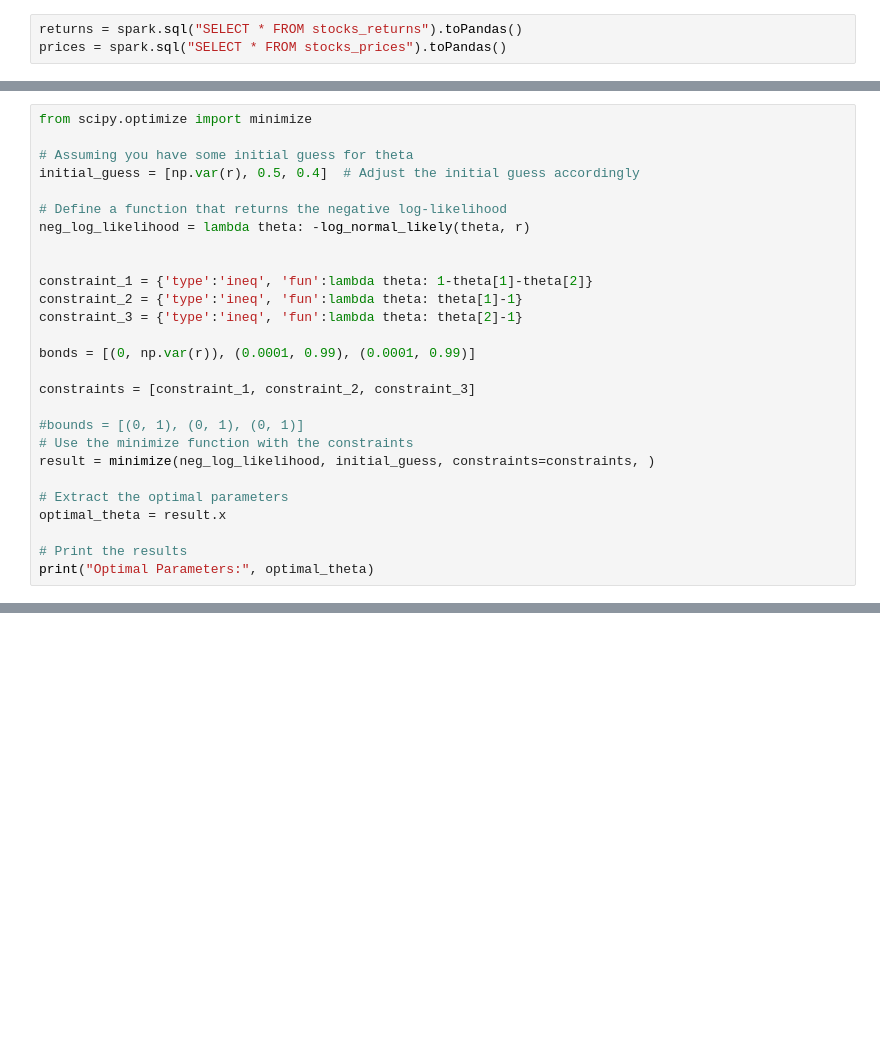
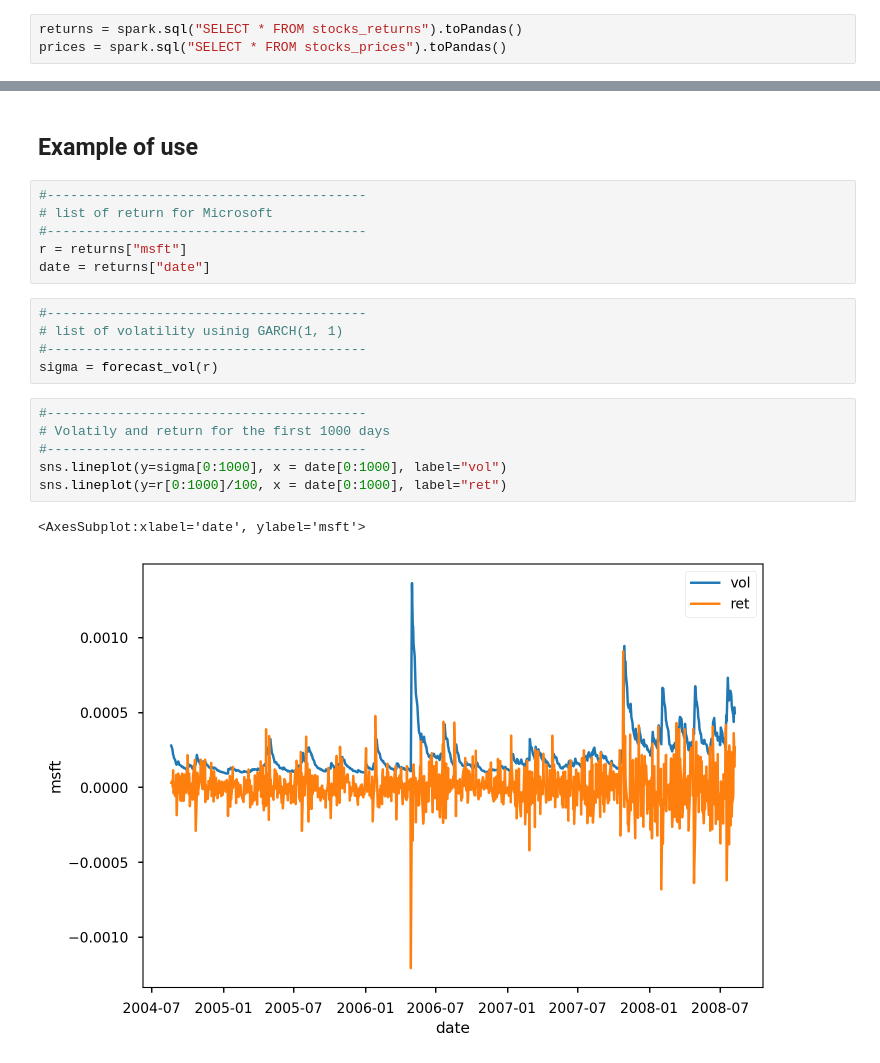
Before and after one commit to mus514/ML_Pipeline_Hub, a Jupyter notebook: library/garch_model.ipynb, the cells around one changed output, grey strips where cells are left out. Drawn from its saved outputs; the diff is of its cells as text; blank space fills up the shorter version.

Commit message:
optimize_garch

```diff
--- a/library/garch_model.ipynb
+++ b/library/garch_model.ipynb
@@ -64,27 +67,0 @@ r = returns["aapl"]
-# %%
-from scipy.optimize import minimize
-
-# Assuming you have some initial guess for theta
-initial_guess = [np.var(r), 0.5, 0.4]  # Adjust the initial guess accordingly
-
-# Define a function that returns the negative log-likelihood
-neg_log_likelihood = lambda theta: -log_normal_likely(theta, r)
-
-
-constraint_1 = {'type':'ineq', 'fun':lambda theta: 1-theta[1]-theta[2]}
-constraint_2 = {'type':'ineq', 'fun':lambda theta: theta[1]-1}
-constraint_3 = {'type':'ineq', 'fun':lambda theta: theta[2]-1}
-
-bonds = [(0, np.var(r)), (0.0001, 0.99), (0.0001, 0.99)]
-
-constraints = [constraint_1, constraint_2, constraint_3]
-
-#bounds = [(0, 1), (0, 1), (0, 1)]
-# Use the minimize function with the constraints
-result = minimize(neg_log_likelihood, initial_guess, constraints=constraints, )
-
-# Extract the optimal parameters
-optimal_theta = result.x
-
-# Print the results
-print("Optimal Parameters:", optimal_theta)
@@ -112,0 +130,22 @@ Name: aapl, Length: 4902, dtype: float64
+# %% [markdown]
+## Example of use
+# %%
+#-----------------------------------------
+# list of return for Microsoft
+#-----------------------------------------
+r = returns["msft"]
+date = returns["date"]
+# %%
+#-----------------------------------------
+# list of volatility usinig GARCH(1, 1)
+#-----------------------------------------
+sigma = forecast_vol(r)
+# %%
+#-----------------------------------------
+# Volatily and return for the first 1000 days
+#-----------------------------------------
+sns.lineplot(y=sigma[0:1000], x = date[0:1000], label="vol")
+sns.lineplot(y=r[0:1000]/100, x = date[0:1000], label="ret")
+# %% [output]
+<AxesSubplot:xlabel='date', ylabel='msft'>
+[figure, added]
```
Also changed, not shown: parts of 10 cells of this notebook.
